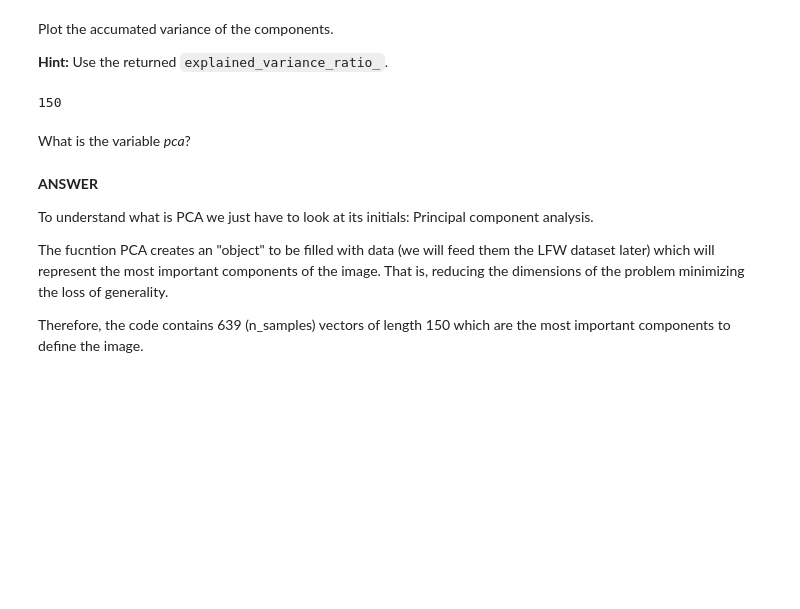
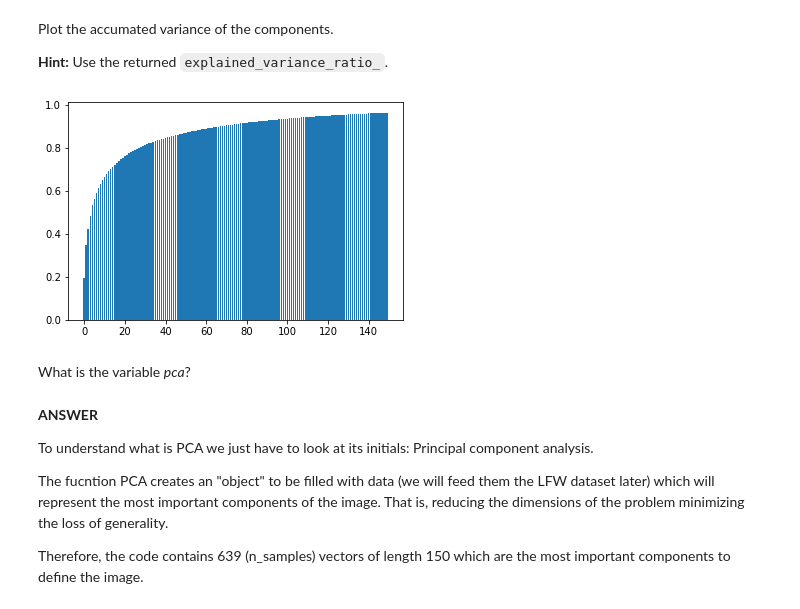
Before and after one commit to PauSolerValades/VA, a Jupyter notebook: Practica6/P6-Part2/P6-Part2.ipynb, the cells around one changed output. Saved outputs shown, nothing was run; the diff lists cells and outputs as text; code cells hidden in the pictures; blank space fills up the shorter version.

```diff
--- a/Practica6/P6-Part2/P6-Part2.ipynb
+++ b/Practica6/P6-Part2/P6-Part2.ipynb
@@ -229,12 +229,12 @@ PCA(n_components=150)
 Plot the accumated variance of the components.
 
 **Hint:** Use the returned `explained_variance_ratio_`.
-# %%
-#grafiaca de barres de tots els anteriors.
-np.cumsum(vector.explained_variance_ratio_)
-len(vector.explained_variance_ratio_)
-# %% [output]
-150
+# %%
+num_comp = [i for i in range(len(vector.explained_variance_ratio_))]
+plt.bar(num_comp, np.cumsum(vector.explained_variance_ratio_))
+plt.show()
+# %% [output]
+[figure, added]
 # %% [markdown]
 What is the variable *pca*?
 # %% [markdown]
```
Also changed, not shown: parts of 28 cells of this notebook.
